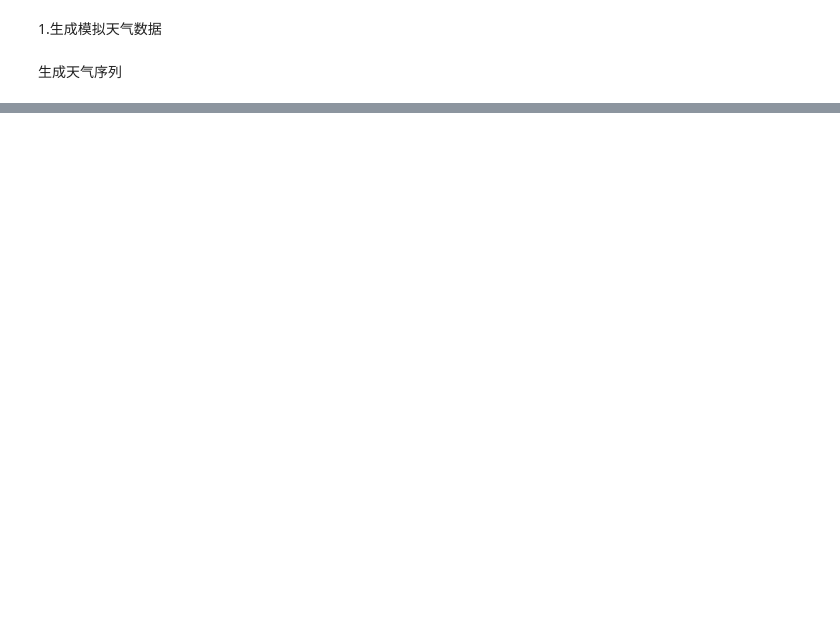
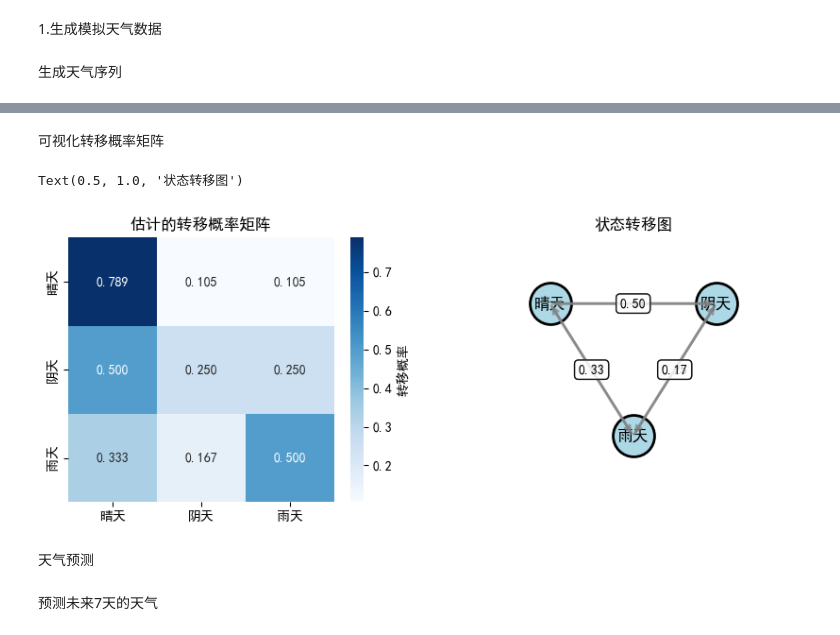
Before and after one commit to JerryZhang-git49/modeling, a Jupyter notebook: 马尔可夫预测/predicting_weather.ipynb, the cells around one changed output, grey strips where cells are left out. Saved outputs shown, nothing was run; the diff lists cells and outputs as text; code cells hidden in the pictures; blank space fills up the shorter version.

```diff
--- a/马尔可夫预测/predicting_weather.ipynb
+++ b/马尔可夫预测/predicting_weather.ipynb
@@ -96,7 +96,7 @@ def generate_weather_sequence(n_days, initial_state=0):
         # 根据当前状态和转移概率选择下一个状态
         next_state = np.random.choice(
             n_states,  # # 从 [0, 1, 2] 中选择
-            p=true_transition_martix[current_state]  # # 当前状态对应的转移概率
+            p=true_transition_matrix[current_state]  # # 当前状态对应的转移概率
         )
         # 结果概率:(以第一次循环为例)
         #   → 0 (晴天)  概率 70%
@@ -124,0 +167,18 @@ print(f"\n数据形状：{df.shape}")
+# %%
+estimated_matrix, counts_matrix = estimate_transition_matrix(weather_sequence)
+
+print('\n转移次数矩阵')
+counts_df = pd.DataFrame(
+    counts_matrix,
+    index = weather_states,
+    columns = weather_states
+)
+print(counts_df)
+
+print('\n估计的转移概率矩阵')
+prob_df = pd.DataFrame(
+    estimated_matrix,
+    index=weather_states,
+    columns=weather_states
+)
+print(prob_df.round(3))
@@ -124,0 +197,54 @@ print(f"\n数据形状：{df.shape}")
+# %% [markdown]
+可视化转移概率矩阵
+# %%
+plt.figure(figsize=(10,8))
+
+# 子图1：热力图
+plt.subplot(2,2,1)
+sns.heatmap(estimated_matrix, annot=True, fmt='.3f',
+            xticklabels=weather_states, yticklabels=weather_states,
+            cmap='Blues', cbar_kws={'label':'转移概率'})
+plt.title('估计的转移概率矩阵')
+
+
+# 子图2：状态转移图
+plt.subplot(2,2,2)
+G = np.zeros((n_states, n_states))
+for i in range(n_states):
+    for j in range(n_states):
+        if estimated_matrix[i,j] > 0.1:
+            #只保留概率大于0.1的转移数据
+            G[i,j] = estimated_matrix[i,j]
+
+pos = {0:(0,1), 1:(1,1), 2:(0.5,0)}  #三个节点位置
+for i in range(n_states):
+    plt.scatter(pos[i][0], pos[i][1], s=1000, c='lightblue', edgecolors='black', linewidths=2)
+    # plt.text显示文本————ha='center', va='center'分别代表水平对齐和垂直对齐
+    plt.text(pos[i][0], pos[i][1], weather_states[i], ha='center', va='center', fontsize=12)
+
+# 绘制箭头
+for i in range(n_states):
+    for j in range(n_states):
+        if G[i,j] > 0:
+            if i != j:
+                #plt.annotate画箭头————''表示无文本，xy代表终点，xytext代表起点，arrowprps代表样式
+                plt.annotate('', xy=pos[j], xytext=pos[i],
+                             arrowprops=dict(arrowstyle='->', lw=2, color='gray', alpha=0.7))
+                # 添加概率标签
+                mid_x = (pos[i][0] + pos[j][0]) / 2
+                mid_y = (pos[i][1] + pos[j][1]) / 2
+                #  bbox:文本框设置
+                plt.text(mid_x, mid_y, f'{G[i,j]:.2f}', ha='center', va='center',fontsize=10,
+                         bbox=dict(boxstyle='round,pad=0.3', facecolor='white', alpha=0.8))
+
+# 设置xy轴范围，使图形不贴边
+plt.xlim(-0.5,1.5)
+plt.ylim(-0.5,1.5)
+# 隐藏坐标轴
+plt.axis('off')
+plt.title('状态转移图')
+# %% [output]
+Text(0.5, 1.0, '状态转移图')
+[figure, added]
+# %% [markdown]
+天气预测
@@ -124,0 +271,2 @@ print(f"\n数据形状：{df.shape}")
+# %% [markdown]
+预测未来7天的天气
```
Also changed, not shown: parts of 15 cells of this notebook.
